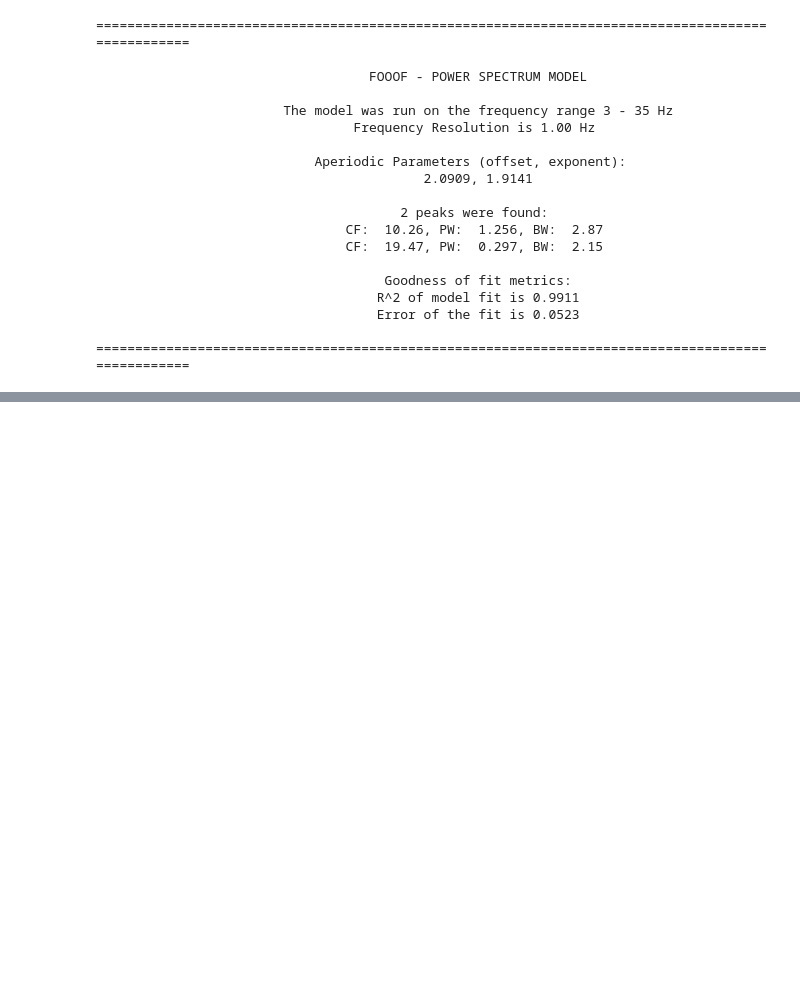
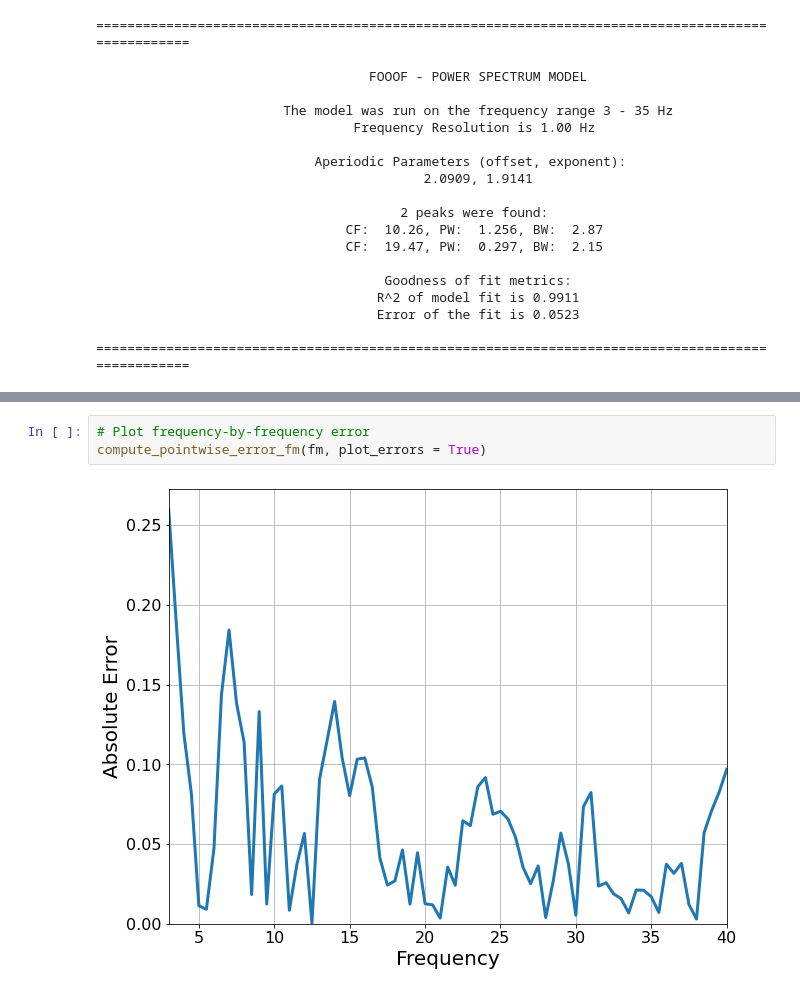
Before and after one commit to fooof-tools/DevelopmentalDemo, a Jupyter notebook: Python/01-IndividualPSD.ipynb, the cells around one changed output, grey strips where cells are left out. Cells and saved outputs as stored; diff of their text form; blank space fills up the shorter version.

Commit message:
add freq-by-freq error plt

```diff
--- a/Python/01-IndividualPSD.ipynb
+++ b/Python/01-IndividualPSD.ipynb
@@ -208,0 +215,5 @@ nfm.print_results()
+# %%
+# Plot frequency-by-frequency error
+compute_pointwise_error_fm(fm, plot_errors = True)
+# %% [output]
+[figure, added]
```
Also changed, not shown: parts of 5 cells of this notebook.
